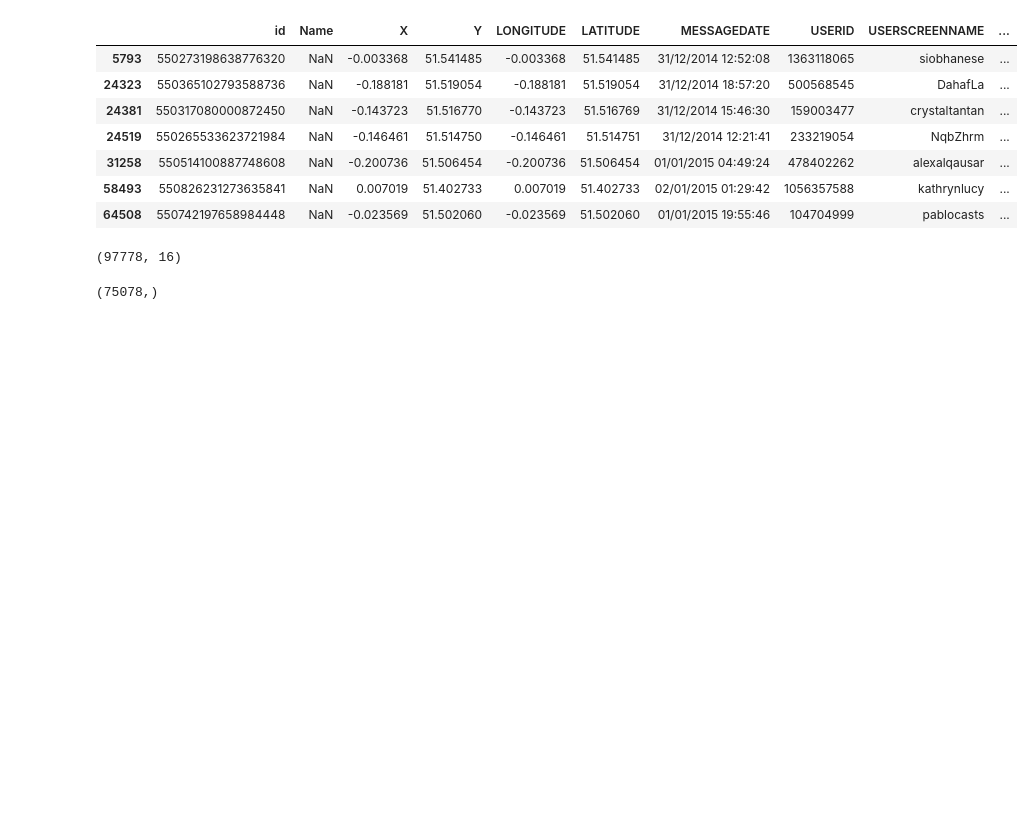
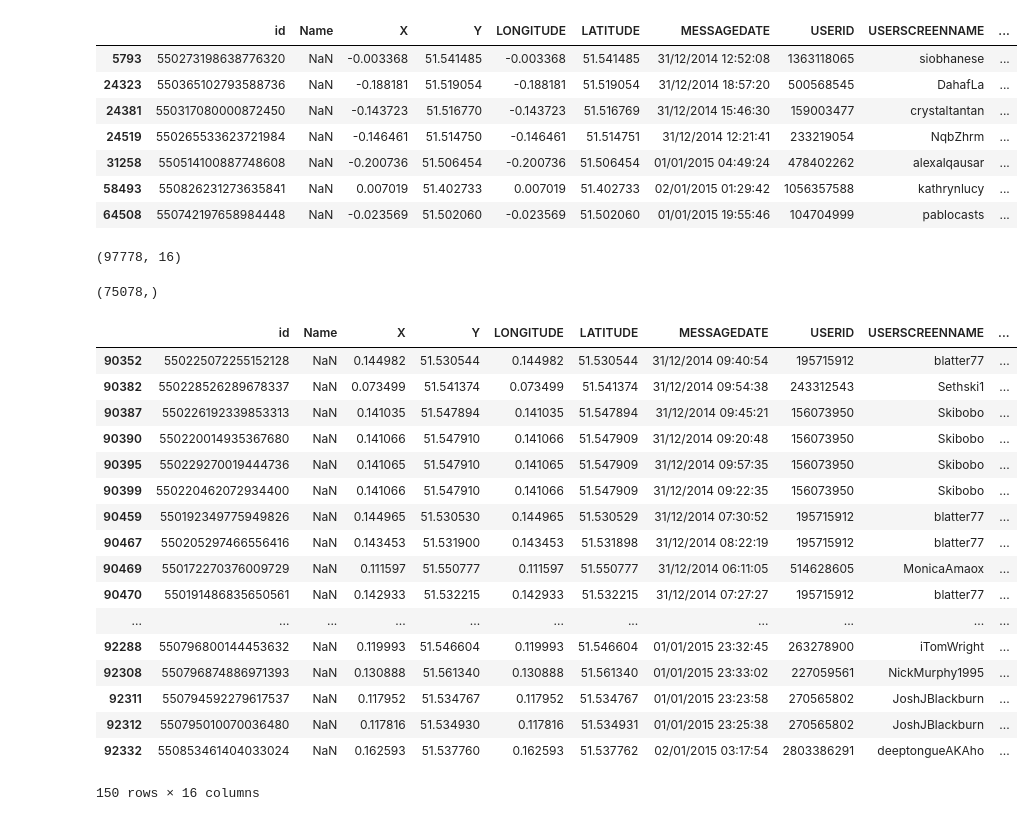
Before and after one commit to tpgmartin/london_new_years_tweets, a Jupyter notebook: IDF of Tweets by Borough & Cluster.ipynb, the cells around one changed output. Cells and saved outputs as stored; diff of their text form; code cells hidden in the pictures; blank space fills up the shorter version.

```diff
--- a/IDF of Tweets by Borough & Cluster.ipynb
+++ b/IDF of Tweets by Borough & Cluster.ipynb
@@ -236,3 +229,24 @@ tweets.shape
 tweets.LONGITUDE.unique().shape
 # %% [output]
 (75078,)
+# %%
+tweets[(tweets.parsed_tweets.str.contains("rt", regex=False)) & (tweets.LOCATION == "Barking and Dagenham")]
+# %% [output]
+|  | id | Name | X | Y | LONGITUDE | LATITUDE | MESSAGEDATE | USERID | USERSCREENNAME | ... |
+| 90352 | 550225072255152128 | NaN | 0.144982 | 51.530544 | 0.144982 | 51.530544 | 31/12/2014 09:40:54 | 195715912 | blatter77 | ... |
+| 90382 | 550228526289678337 | NaN | 0.073499 | 51.541374 | 0.073499 | 51.541374 | 31/12/2014 09:54:38 | 243312543 | Sethski1 | ... |
+| 90387 | 550226192339853313 | NaN | 0.141035 | 51.547894 | 0.141035 | 51.547894 | 31/12/2014 09:45:21 | 156073950 | Skibobo | ... |
+| 90390 | 550220014935367680 | NaN | 0.141066 | 51.547910 | 0.141066 | 51.547909 | 31/12/2014 09:20:48 | 156073950 | Skibobo | ... |
+| 90395 | 550229270019444736 | NaN | 0.141065 | 51.547910 | 0.141065 | 51.547909 | 31/12/2014 09:57:35 | 156073950 | Skibobo | ... |
+| 90399 | 550220462072934400 | NaN | 0.141066 | 51.547910 | 0.141066 | 51.547909 | 31/12/2014 09:22:35 | 156073950 | Skibobo | ... |
+| 90459 | 550192349775949826 | NaN | 0.144965 | 51.530530 | 0.144965 | 51.530529 | 31/12/2014 07:30:52 | 195715912 | blatter77 | ... |
+| 90467 | 550205297466556416 | NaN | 0.143453 | 51.531900 | 0.143453 | 51.531898 | 31/12/2014 08:22:19 | 195715912 | blatter77 | ... |
+| 90469 | 550172270376009729 | NaN | 0.111597 | 51.550777 | 0.111597 | 51.550777 | 31/12/2014 06:11:05 | 514628605 | MonicaAmaox | ... |
+| 90470 | 550191486835650561 | NaN | 0.142933 | 51.532215 | 0.142933 | 51.532215 | 31/12/2014 07:27:27 | 195715912 | blatter77 | ... |
+| ... | ... | ... | ... | ... | ... | ... | ... | ... | ... | ... |
+| 92288 | 550796800144453632 | NaN | 0.119993 | 51.546604 | 0.119993 | 51.546604 | 01/01/2015 23:32:45 | 263278900 | iTomWright | ... |
+| 92308 | 550796874886971393 | NaN | 0.130888 | 51.561340 | 0.130888 | 51.561340 | 01/01/2015 23:33:02 | 227059561 | NickMurphy1995 | ... |
+| 92311 | 550794592279617537 | NaN | 0.117952 | 51.534767 | 0.117952 | 51.534767 | 01/01/2015 23:23:58 | 270565802 | JoshJBlackburn | ... |
+| 92312 | 550795010070036480 | NaN | 0.117816 | 51.534930 | 0.117816 | 51.534931 | 01/01/2015 23:25:38 | 270565802 | JoshJBlackburn | ... |
+| 92332 | 550853461404033024 | NaN | 0.162593 | 51.537760 | 0.162593 | 51.537762 | 02/01/2015 03:17:54 | 2803386291 | deeptongueAKAho | ... |
+150 rows × 16 columns
```
Also changed, not shown: parts of 5 cells of this notebook, 1 other file.
